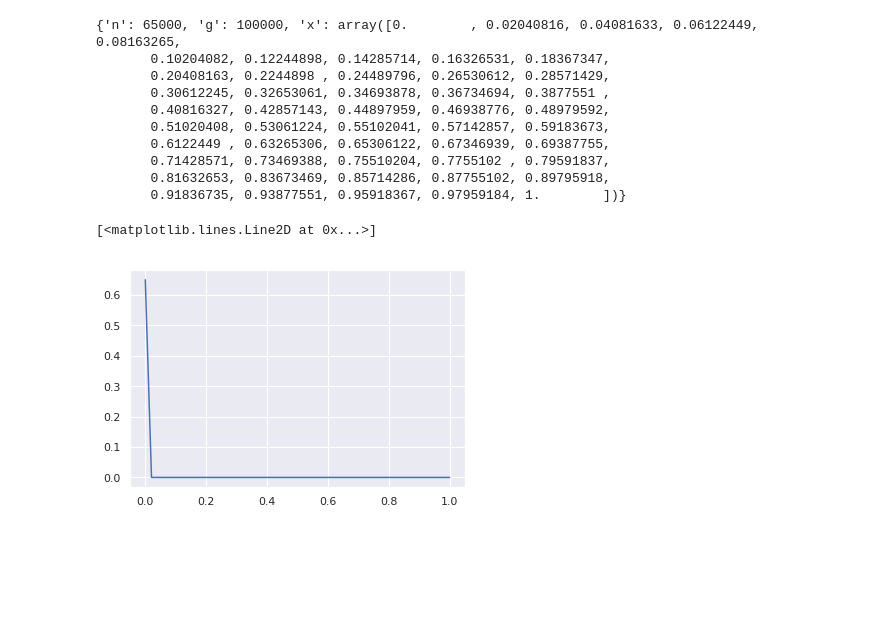
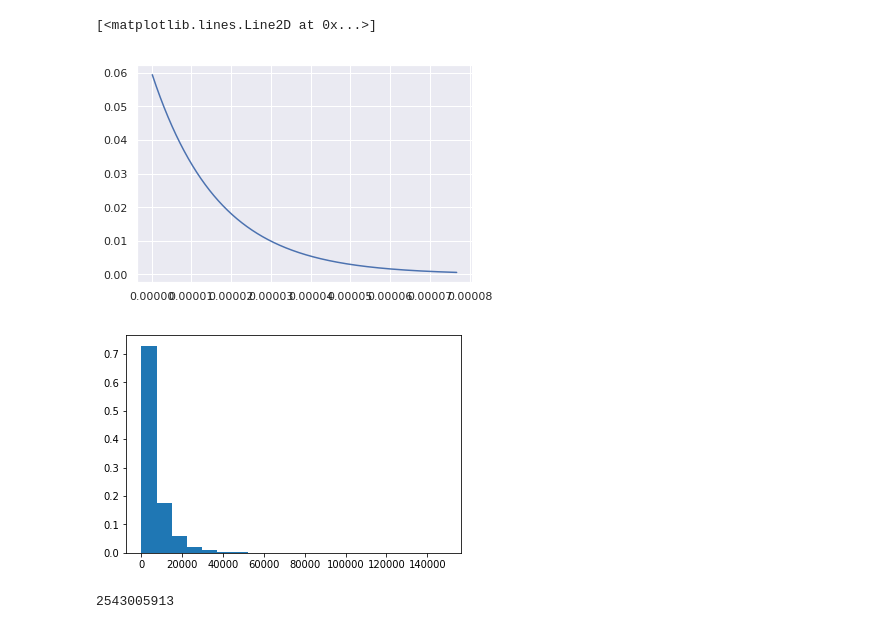
Before and after one commit to aminaghoul/reads_seq, a Jupyter notebook: fitter.ipynb, the cells around one changed output. Saved outputs shown, nothing was run; the diff lists cells and outputs as text; code cells hidden in the pictures; blank space fills up the shorter version.

```diff
--- a/fitter.ipynb
+++ b/fitter.ipynb
@@ -15,29 +15,21 @@ import re
 # %%
 #from data_minion_reads import lire_tailles, lire_taille
 
-def b(x, g, n):
+def f(x, g, n):
     """
     fonction loi beta qui correspond à la distribution de la taille des reads
     :param x: taille des reads
     :param g: taille du génome
     :param n: nombre de fragments
     :return: fonction loi beta
     """
-    print(locals())
-    return  1/g*n * (1 - x) ** (n - 1)
-x=np.linspace(0,1)
-plt.plot(x, b(x,100000,65000))
+    return  (1/g)*n* (1 - x) ** (n - 1)
+
+a=1
+b=60000
+x = np.linspace(beta.ppf(0.01, a, b), beta.ppf(0.99, a, b), 1000)
+plt.plot(x, f(x,1000000,b))
 # %% [output]
-{'n': 65000, 'g': 100000, 'x': array([0.        , 0.02040816, 0.04081633, 0.06122449, 0.08163265,
-       0.10204082, 0.12244898, 0.14285714, 0.16326531, 0.18367347,
-       0.20408163, 0.2244898 , 0.24489796, 0.26530612, 0.28571429,
-       0.30612245, 0.32653061, 0.34693878, 0.36734694, 0.3877551 ,
-       0.40816327, 0.42857143, 0.44897959, 0.46938776, 0.48979592,
-       0.51020408, 0.53061224, 0.55102041, 0.57142857, 0.59183673,
-       0.6122449 , 0.63265306, 0.65306122, 0.67346939, 0.69387755,
-       0.71428571, 0.73469388, 0.75510204, 0.7755102 , 0.79591837,
-       0.81632653, 0.83673469, 0.85714286, 0.87755102, 0.89795918,
-       0.91836735, 0.93877551, 0.95918367, 0.97959184, 1.        ])}
+[<matplotlib.lines.Line2D at 0x...>]
-[<matplotlib.lines.Line2D at 0x...>]
-[figure, old version]
+[figure, new version]
 # %%
@@ -61,2 +49,10 @@ for i in id:
+# %%
+weights = np.ones_like(taille) / float(len(taille))
+plt.hist(taille, bins=20, weights=weights)
+plt.show()
+print(sum(taille))
+# %% [output]
+[figure, added]
+2543005913
 # %%
 #taille = lire_taille()
```
Also changed, not shown: parts of 6 cells of this notebook.
